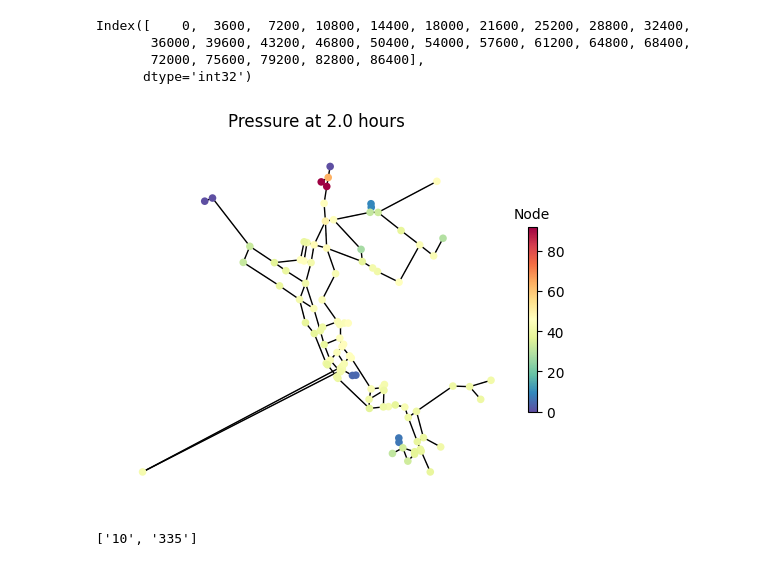
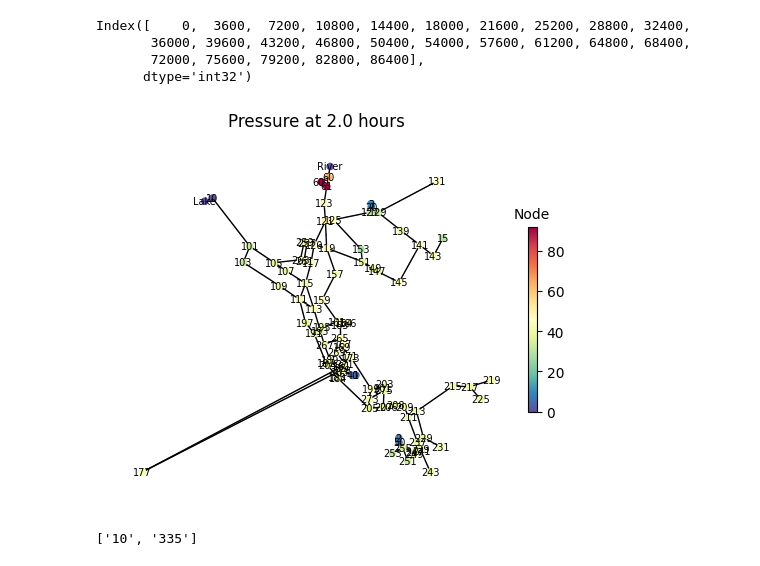
Before and after one commit to JoeBater/Water, a Jupyter notebook: sockford.ipynb, the cells around one changed output. Cells and saved outputs as stored; diff of their text form; code cells hidden in the pictures.

```diff
--- a/sockford.ipynb
+++ b/sockford.ipynb
@@ -48,19 +92,20 @@ Index([    0,  3600,  7200, 10800, 14400, 18000, 21600, 25200, 28800, 32400,
 # %%
 
 
 # Select one timestep (e.g. 2 hours = 7200 seconds)
 t = 7200
 
 # Plot the network colored by pressure
 wntr_graphics.plot_network(
     wn,
+    node_labels=True,
     node_attribute=pressure.loc[t, :],
     node_size=30,
     title=f"Pressure at {t/3600:.1f} hours"
 )
 plt.show()
 # %% [output]
-[figure, old version]
+[figure, new version]
 # %%
 wn.pump_name_list
 # %% [output]
```
Also changed, not shown: parts of 18 cells of this notebook.
